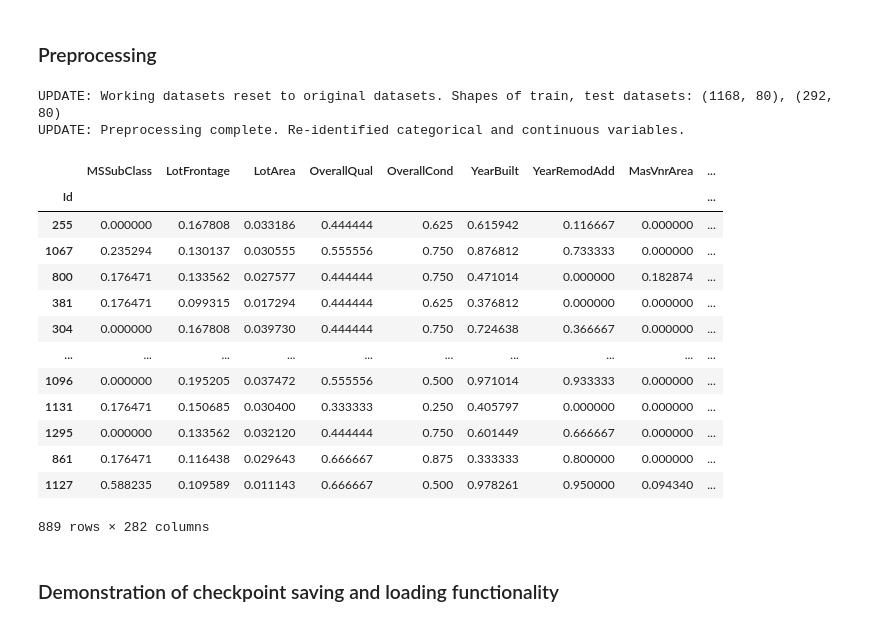
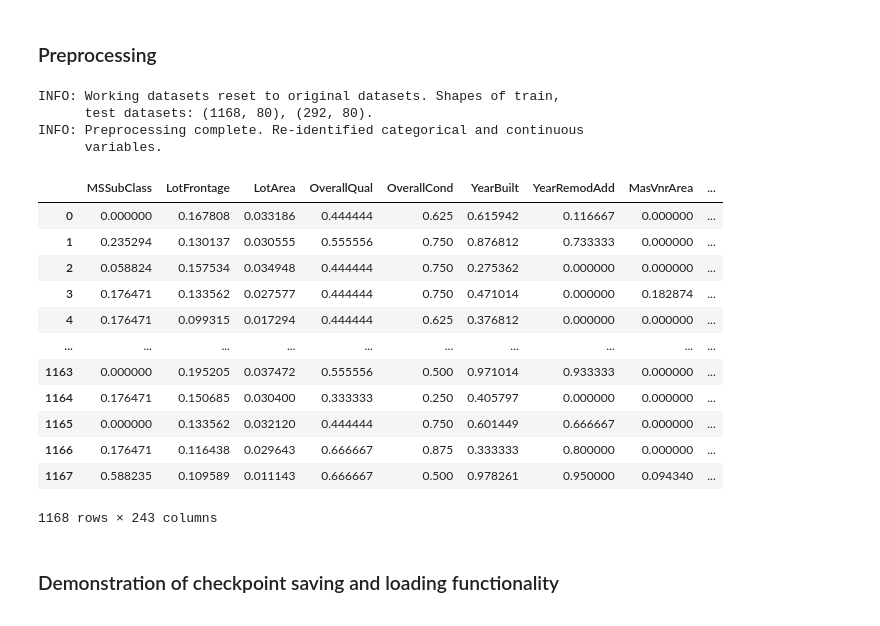
Before and after one commit to ajy25/TabularMagic, a Jupyter notebook: demo/regression_start_to_finish_demo.ipynb, the cells around one changed output. Cells and saved outputs as stored; diff of their text form; code cells hidden in the pictures.

```diff
--- a/demo/regression_start_to_finish_demo.ipynb
+++ b/demo/regression_start_to_finish_demo.ipynb
@@ -108,2 +107,4 @@ tm.eda().plot_pca(continuous_vars=['LotFrontage', 'SalePrice', 'OverallQual',
 # %% [output]
 [figure]
+# %%
+tm.load_data_checkpoint()
@@ -137,26 +145,27 @@ strong multicollinearity problems or that the design matrix is singular.
 # %%
 tm.load_data_checkpoint()
 tm.preprocess_data(onehot_vars=tm.categorical_vars(),
                    minmax_vars=tm.continuous_vars(),
-                   imputation_strategy='drop')
+                   imputation_strategy='median-mostfrequent')
 display(tm.dataset())
 # %% [output]
-UPDATE: Working datasets reset to original datasets. Shapes of train, test datasets: (1168, 80), (292, 80)
-UPDATE: Preprocessing complete. Re-identified categorical and continuous variables.
+INFO: Working datasets reset to original datasets. Shapes of train,
+      test datasets: (1168, 80), (292, 80).
+INFO: Preprocessing complete. Re-identified categorical and continuous
+      variables.
 |  | MSSubClass | LotFrontage | LotArea | OverallQual | OverallCond | YearBuilt | YearRemodAdd | MasVnrArea | ... |
-| Id |  |  |  |  |  |  |  |  | ... |
-| 255 | 0.000000 | 0.167808 | 0.033186 | 0.444444 | 0.625 | 0.615942 | 0.116667 | 0.000000 | ... |
-| 1067 | 0.235294 | 0.130137 | 0.030555 | 0.555556 | 0.750 | 0.876812 | 0.733333 | 0.000000 | ... |
-| 800 | 0.176471 | 0.133562 | 0.027577 | 0.444444 | 0.750 | 0.471014 | 0.000000 | 0.182874 | ... |
-| 381 | 0.176471 | 0.099315 | 0.017294 | 0.444444 | 0.625 | 0.376812 | 0.000000 | 0.000000 | ... |
-| 304 | 0.000000 | 0.167808 | 0.039730 | 0.444444 | 0.750 | 0.724638 | 0.366667 | 0.000000 | ... |
+| 0 | 0.000000 | 0.167808 | 0.033186 | 0.444444 | 0.625 | 0.615942 | 0.116667 | 0.000000 | ... |
+| 1 | 0.235294 | 0.130137 | 0.030555 | 0.555556 | 0.750 | 0.876812 | 0.733333 | 0.000000 | ... |
+| 2 | 0.058824 | 0.157534 | 0.034948 | 0.444444 | 0.750 | 0.275362 | 0.000000 | 0.000000 | ... |
+| 3 | 0.176471 | 0.133562 | 0.027577 | 0.444444 | 0.750 | 0.471014 | 0.000000 | 0.182874 | ... |
+| 4 | 0.176471 | 0.099315 | 0.017294 | 0.444444 | 0.625 | 0.376812 | 0.000000 | 0.000000 | ... |
 | ... | ... | ... | ... | ... | ... | ... | ... | ... | ... |
-| 1096 | 0.000000 | 0.195205 | 0.037472 | 0.555556 | 0.500 | 0.971014 | 0.933333 | 0.000000 | ... |
-| 1131 | 0.176471 | 0.150685 | 0.030400 | 0.333333 | 0.250 | 0.405797 | 0.000000 | 0.000000 | ... |
-| 1295 | 0.000000 | 0.133562 | 0.032120 | 0.444444 | 0.750 | 0.601449 | 0.666667 | 0.000000 | ... |
-| 861 | 0.176471 | 0.116438 | 0.029643 | 0.666667 | 0.875 | 0.333333 | 0.800000 | 0.000000 | ... |
-| 1127 | 0.588235 | 0.109589 | 0.011143 | 0.666667 | 0.500 | 0.978261 | 0.950000 | 0.094340 | ... |
+| 1163 | 0.000000 | 0.195205 | 0.037472 | 0.555556 | 0.500 | 0.971014 | 0.933333 | 0.000000 | ... |
+| 1164 | 0.176471 | 0.150685 | 0.030400 | 0.333333 | 0.250 | 0.405797 | 0.000000 | 0.000000 | ... |
+| 1165 | 0.000000 | 0.133562 | 0.032120 | 0.444444 | 0.750 | 0.601449 | 0.666667 | 0.000000 | ... |
+| 1166 | 0.176471 | 0.116438 | 0.029643 | 0.666667 | 0.875 | 0.333333 | 0.800000 | 0.000000 | ... |
+| 1167 | 0.588235 | 0.109589 | 0.011143 | 0.666667 | 0.500 | 0.978261 | 0.950000 | 0.094340 | ... |
-889 rows × 282 columns
+1168 rows × 243 columns
 # %% [markdown]
 ### Demonstration of checkpoint saving and loading functionality
 # %%
```
Also changed, not shown: parts of 15 cells of this notebook, 8 other files.
